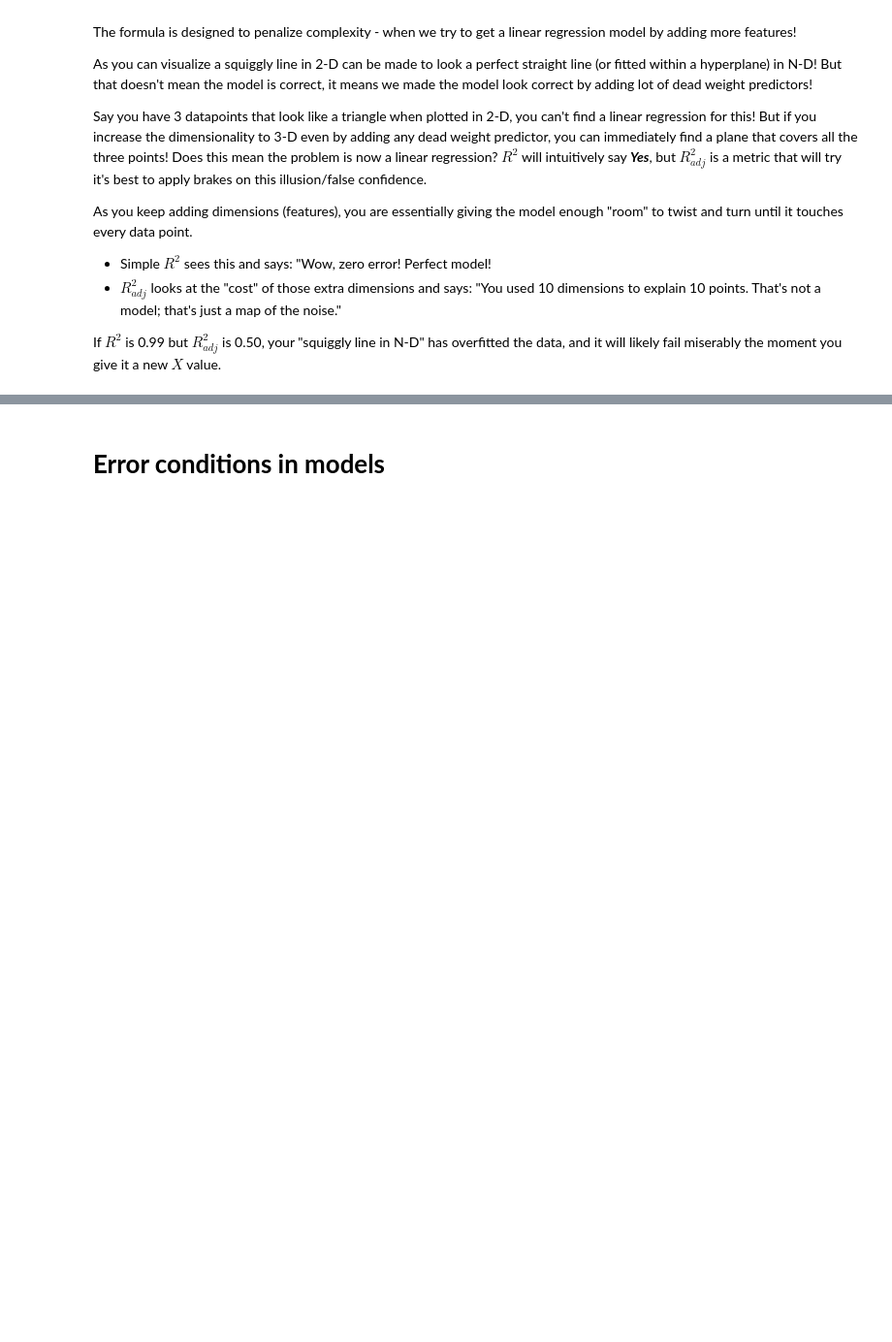
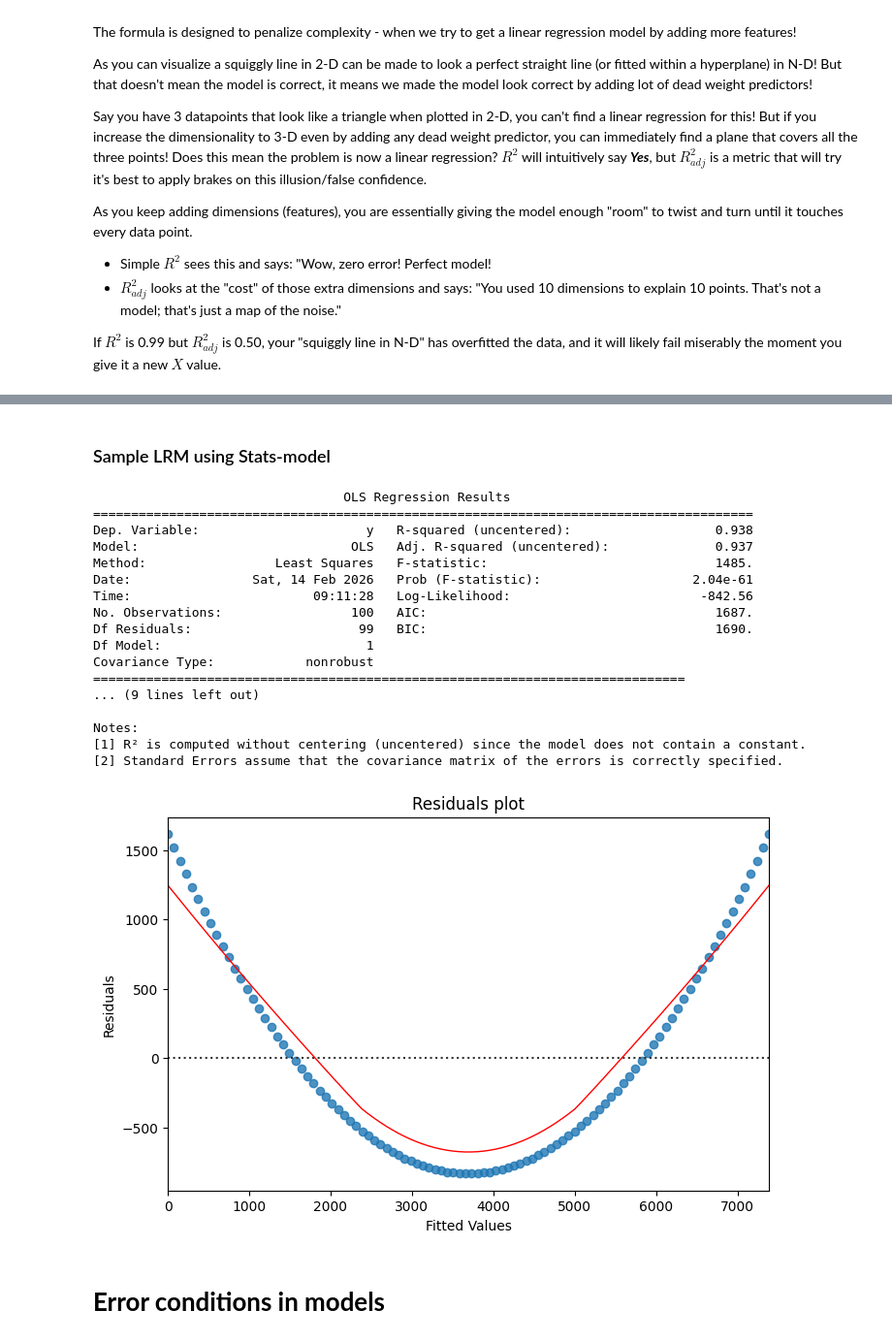
Before and after one commit to venkatbabukr/AllProjects, a Jupyter notebook: Scaler/Modules/ML_Notes.ipynb, the cells around one changed output, grey strips where cells are left out. Shown at 97% size. Saved outputs shown, nothing was run; the diff lists cells and outputs as text; code cells hidden in the pictures; blank space fills up the shorter version.

Commit message:
ML_Notes: Added code to build LRMs using statsmodel api also.

```diff
--- a/Scaler/Modules/ML_Notes.ipynb
+++ b/Scaler/Modules/ML_Notes.ipynb
@@ -356,3 +358,50 @@ R2 score (adj): 0.9339575648947906
+# %% [markdown]
+### Sample LRM using Stats-model
+# %%
+import statsmodels.api as sm
+import numpy as np
+
+import matplotlib.pyplot as plt
+import seaborn as sns
+
+X = get_unique_ints_sample(100)
+Y = X**2
+
+sm.add_constant(X)
+model = sm.OLS(Y, X)
+results = model.fit()
+print(results.summary())
+
+# Assuming 'model' is your fitted statsmodels OLS object
+residuals = results.resid
+fitted_values = results.fittedvalues
+
+plt.figure(figsize=(8, 5))
+sns.residplot(x=fitted_values, y=residuals, lowess=True,
+              line_kws={'color': 'red', 'lw': 1})
+plt.xlabel('Fitted Values')
+plt.ylabel('Residuals')
+plt.title('Residuals plot')
+plt.show()
+# %% [output]
+                                 OLS Regression Results
+=======================================================================================
+Dep. Variable:                      y   R-squared (uncentered):                   0.938
+Model:                            OLS   Adj. R-squared (uncentered):              0.937
+Method:                 Least Squares   F-statistic:                              1485.
+Date:                Sat, 14 Feb 2026   Prob (F-statistic):                    2.04e-61
+Time:                        09:11:28   Log-Likelihood:                         -842.56
+No. Observations:                 100   AIC:                                      1687.
+Df Residuals:                      99   BIC:                                      1690.
+Df Model:                           1
+Covariance Type:            nonrobust
+==============================================================================
+... (9 lines left out)
+
+Notes:
+[1] R² is computed without centering (uncentered) since the model does not contain a constant.
+[2] Standard Errors assume that the covariance matrix of the errors is correctly specified.
+[figure, added]
 # %% [markdown]
 # **Error conditions in models**
 # %% [markdown]
```
Also changed, not shown: parts of 3 cells of this notebook.
